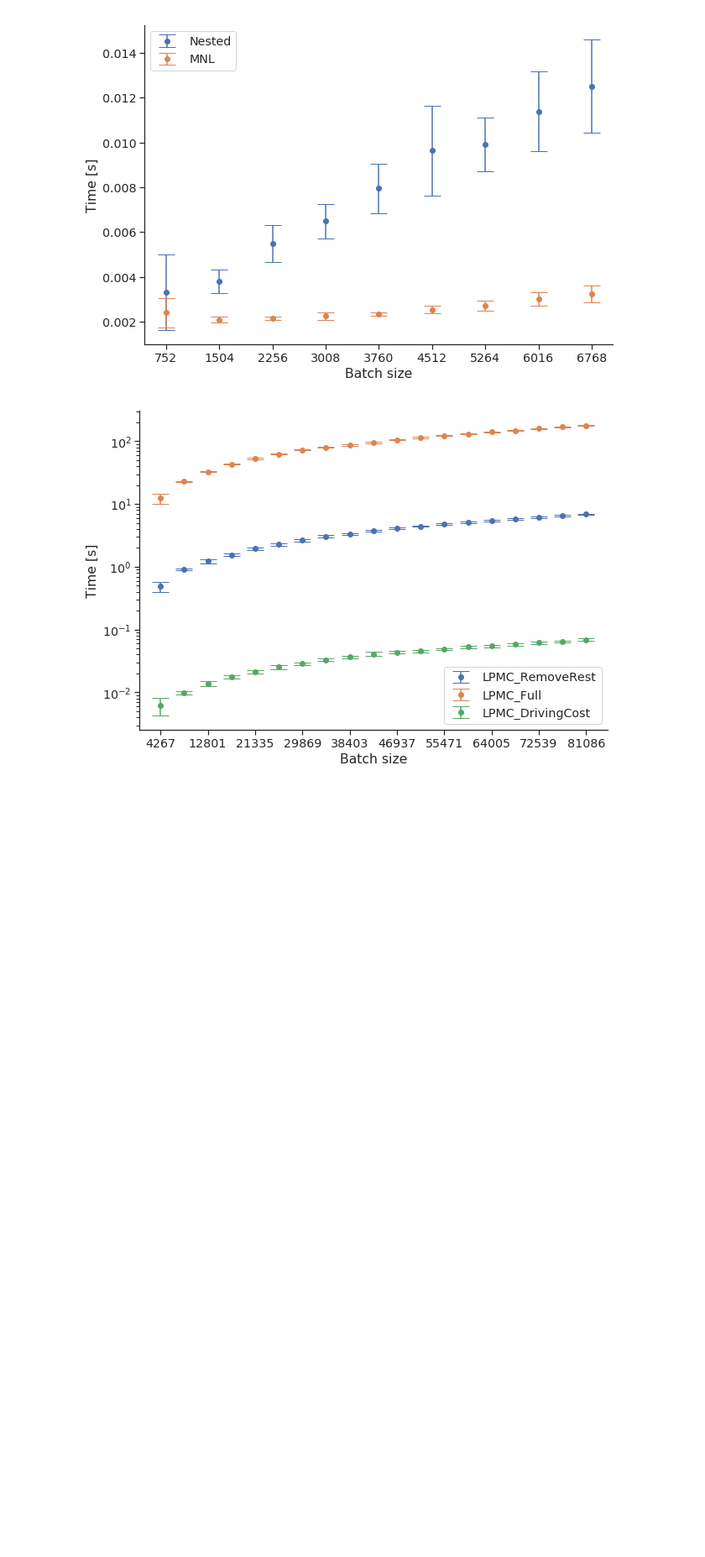
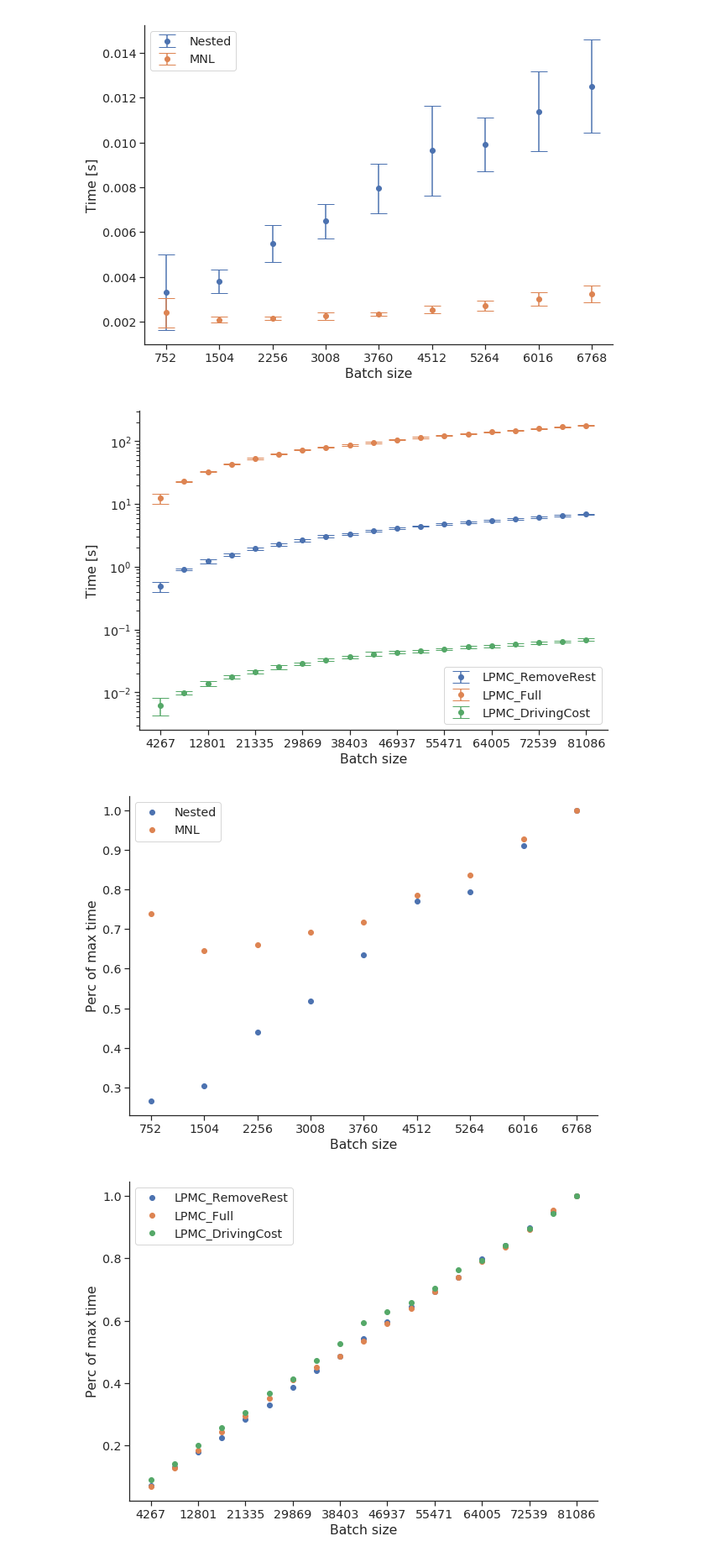
Before and after one commit to glederrey/HAMABS, a Jupyter notebook: code/notebooks/Cost_Hessian.ipynb, the cells around one changed output. Shown at 84% size. Cells and saved outputs as stored; diff of their text form; code cells hidden in the pictures; blank space fills up the shorter version.

```diff
--- a/code/notebooks/Cost_Hessian.ipynb
+++ b/code/notebooks/Cost_Hessian.ipynb
@@ -68,3 +68,51 @@ for i, fs in enumerate(files):
 # %% [output]
 [figure]
 [figure]
+# %%
+for i, fs in enumerate(files):
+
+    plt.figure(figsize=(10, 7), frameon=False)
+
+    sns.set_context("paper")
+    sns.set(font_scale = 1.3)
+    sns.set_style("white", {
+        "font.family": "sans-serif",
+        "font.serif": ['Helvetica'],
+        "font.scale": 2
+    })
+    sns.set_style("ticks", {"xtick.major.size": 4,
+                            "ytick.major.size": 4})
+
+    ax = plt.subplot(111)
+    ax.spines['right'].set_visible(False)
+    ax.spines['top'].set_visible(False)
+
+    for f in fs:
+
+        with open(results_folder + f + '.json', 'r') as infile:
+            data = json.load(infile)
+
+        sizes = data['size']
+        times = data['time']
+
+        y = []
+        yerr = []
+
+        for val in times:
+            y.append(np.mean(val))
+
+        y = y/np.max(y)
+
+        plt.plot(sizes, y, 'o', label=f)
+
+    if i == 0:
+        plt.xticks(sizes)
+    else:
+        plt.xticks(sizes[::2])
+
+    plt.ylabel('Perc of max time')
+    plt.xlabel('Batch size')
+    plt.legend()
+# %% [output]
+[figure, added]
+[figure, added]
```
